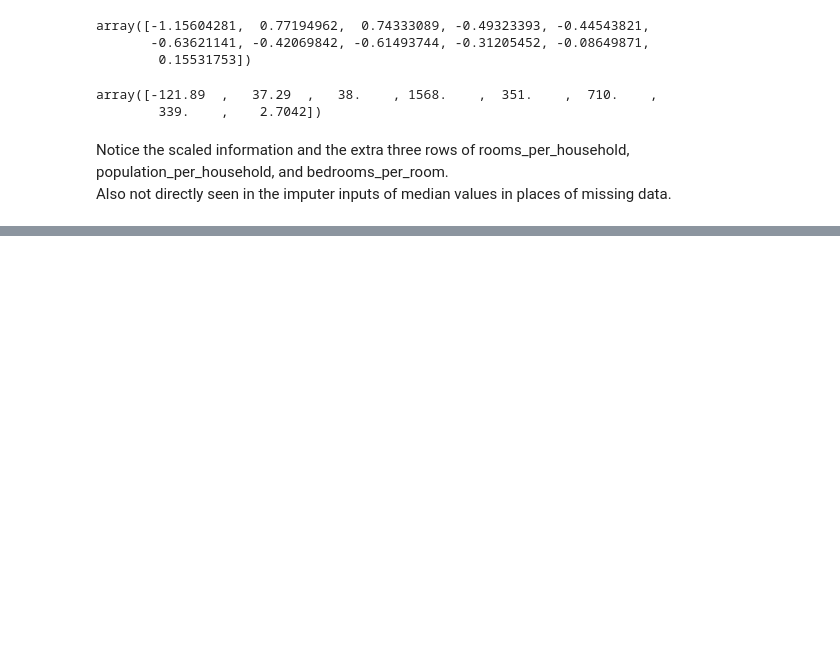
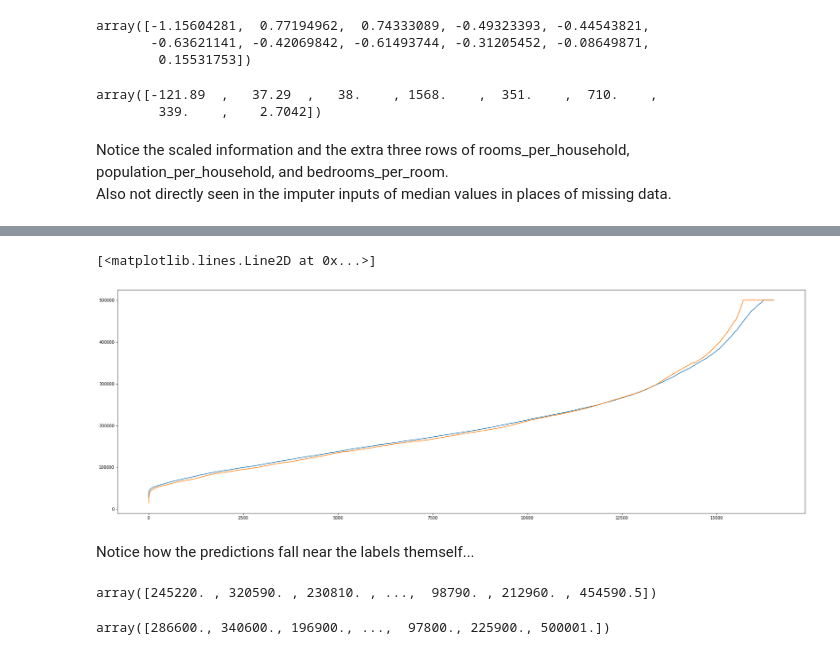
Before and after one commit to d-millard/rec-rep, a Jupyter notebook: ML_Learn/chap_two/chapter_two_project.ipynb, the cells around one changed output, grey strips where cells are left out. Drawn from its saved outputs; the diff is of its cells as text; code cells hidden in the pictures; blank space fills up the shorter version.

```diff
--- a/ML_Learn/chap_two/chapter_two_project.ipynb
+++ b/ML_Learn/chap_two/chapter_two_project.ipynb
@@ -1284,0 +1393,12 @@ Also not directly seen in the imputer inputs of median values in places of missi
+# %%
+# import the FeatureUnion class
+from sklearn.pipeline import FeatureUnion
+
+# FeatureUnion has an optional argument (called transformer_list) to be specified containing transformers
+# when specified, the transformers are done in parrallel and the results of each are concatenated and returned
+full_pipeline = FeatureUnion(transformer_list=[
+    ('num_pipeline', num_pipeline),  # num transformer
+    ('cat_pipeline', cat_pipeline)  # cat transformer
+])
+# %%
+df_feat_prep = full_pipeline.fit_transform(df_feat)
@@ -1284,0 +1453,6 @@ Also not directly seen in the imputer inputs of median values in places of missi
+# %%
+from sklearn.ensemble import RandomForestRegressor
+
+forest_reg = RandomForestRegressor(n_estimators=10)
+forest_reg.fit(df_feat_prep, df_lbls)
+forest_predictions = forest_reg.predict(df_feat_prep)
@@ -1284,0 +1480,13 @@ Also not directly seen in the imputer inputs of median values in places of missi
+# %%
+from sklearn.model_selection import GridSearchCV
+
+param_grid = [
+    {'n_estimators': [3, 10, 30, 100], 'max_features': [2, 4, 6, 8]},
+    {'bootstrap': [False], 'n_estimators': [3, 10, 30, 100], 'max_features': [2, 3, 4]}
+]
+
+forest_reg = RandomForestRegressor()
+
+grid_search = GridSearchCV(forest_reg, param_grid, cv=5, scoring='neg_mean_squared_error')
+
+grid_search.fit(df_feat_prep, df_lbls)
@@ -1284,0 +1582,27 @@ Also not directly seen in the imputer inputs of median values in places of missi
+# %%
+import matplotlib.pyplot as plt
+import numpy
+
+from pylab import rcParams
+rcParams['figure.figsize'] = 30, 10
+
+t, e = forest_predictions.copy(), df_lbls.copy()
+t = numpy.sort(t)
+e = numpy.sort(e)
+
+plt.figure()
+plt.plot(t, label='RandomForestRegressor')
+plt.plot(e, label="Labels")
+# %% [output]
+[<matplotlib.lines.Line2D at 0x...>]
+[figure, added]
+# %% [markdown]
+Notice how the predictions fall near the labels themself...
+# %%
+forest_predictions
+# %% [output]
+array([245220. , 320590. , 230810. , ...,  98790. , 212960. , 454590.5])
+# %%
+df_lbls.to_numpy()
+# %% [output]
+array([286600., 340600., 196900., ...,  97800., 225900., 500001.])
```
Also changed, not shown: parts of 44 cells of this notebook, 1 other file.
